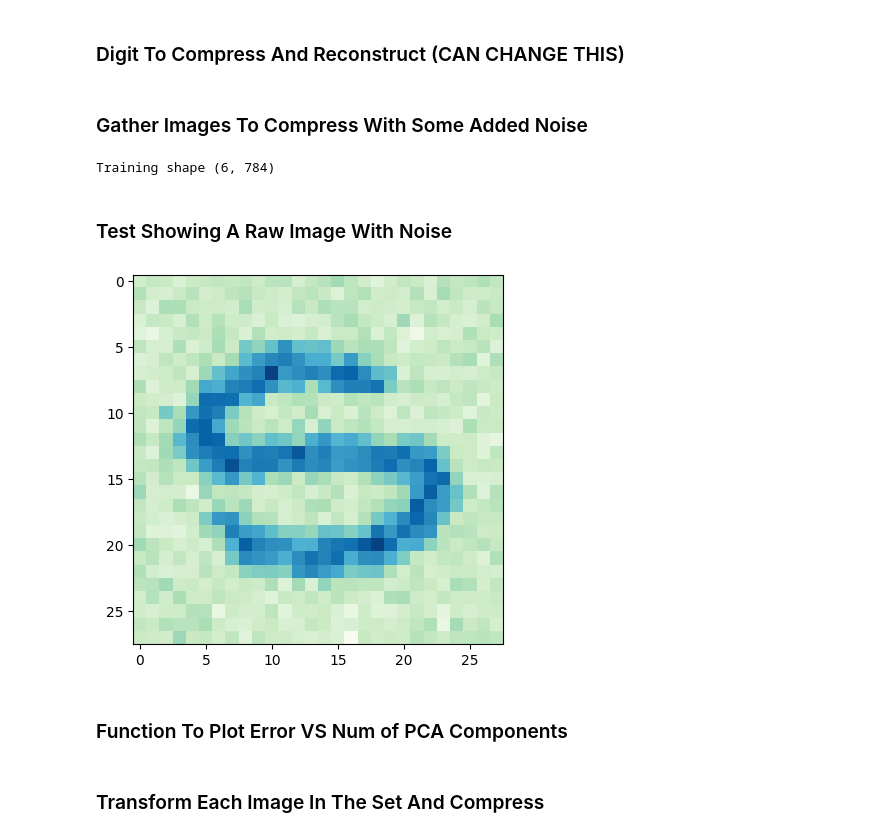
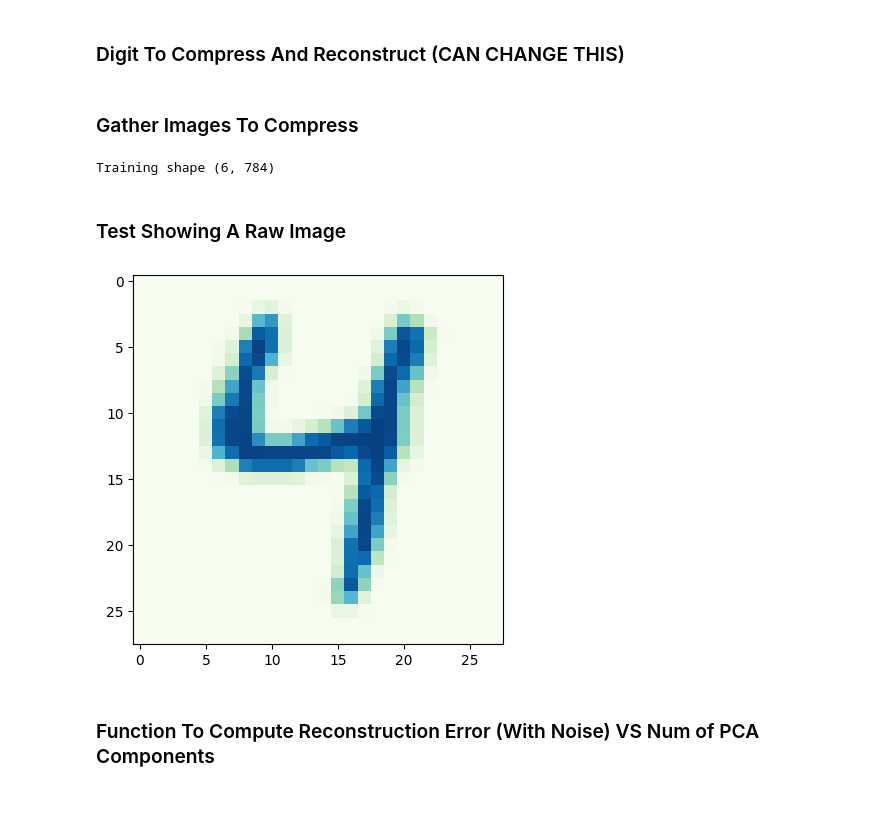
Before and after one commit to codycosta/ENGR201, a Jupyter notebook: linear-algebra-hw7.ipynb, the cells around one changed output. Saved outputs shown, nothing was run; the diff lists cells and outputs as text; code cells hidden in the pictures; blank space fills up the shorter version.

Commit message:
improved plots in problem 2

```diff
--- a/linear-algebra-hw7.ipynb
+++ b/linear-algebra-hw7.ipynb
@@ -229,9 +226,9 @@ def view_one_image(index, dataset=emnist_digits):
 # %% [markdown]
 ### Digit To Compress And Reconstruct (CAN CHANGE THIS)
 # %%
-DIGIT = 5
+DIGIT = 4
 # %% [markdown]
-### Gather Images To Compress With Some Added Noise
+### Gather Images To Compress
 # %%
 training_images = np.zeros([IMAGE_SET_SIZE, IMAGE_ROWS**2])
 
@@ -239,8 +236,10 @@ row = 0
 
 for j in range(emnist_digits.shape[0]):
     current_digit = emnist_digits.values[j, 0]
+
     if current_digit == DIGIT:
-        training_images[row, :] = add_gaussian_noise(extract_image_vector(j), GAUSSIAN_NOISE * 3)
+
+        training_images[row, :] = extract_image_vector(j)
 
         row += 1
 
@@ -252,14 +251,13 @@ print(f'Training shape {training_images.shape}')
 # %% [output]
 Training shape (6, 784)
 # %% [markdown]
-### Test Showing A Raw Image With Noise
+### Test Showing A Raw Image
 # %%
-# test showing a raw image with intriduced noise
-img = plt.imshow(training_images[0, :].reshape([IMAGE_ROWS, IMAGE_ROWS]).T, cmap='GnBu')
+img = plt.imshow(training_images[1, :].reshape([IMAGE_ROWS, IMAGE_ROWS]).T, cmap='GnBu')
 # %% [output]
-[figure, old version]
+[figure, new version]
 # %% [markdown]
-### Function To Plot Error VS Num of PCA Components
+### Function To Compute Reconstruction Error (With Noise) VS Num of PCA Components
 # %%
 def vary_components(image_vector, noise_level):
     the_vector = add_gaussian_noise(image_vector, noise_level)
@@ -275,5 +273,3 @@ def vary_components(image_vector, noise_level):
         errors[component_count] =  mean_square_error(image_reconstruction.reshape(784), image_vector.reshape(784))
 
     return errors
-# %% [markdown]
-### Transform Each Image In The Set And Compress
```
Also changed, not shown: parts of 15 cells of this notebook.
